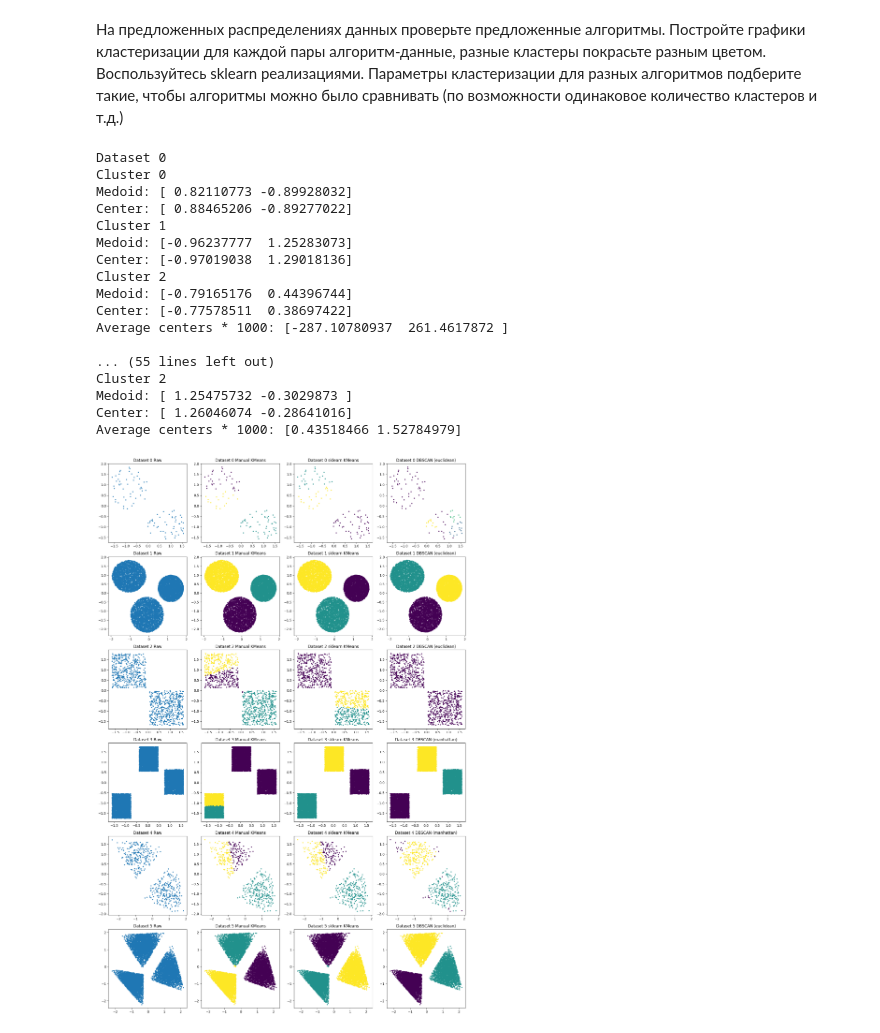
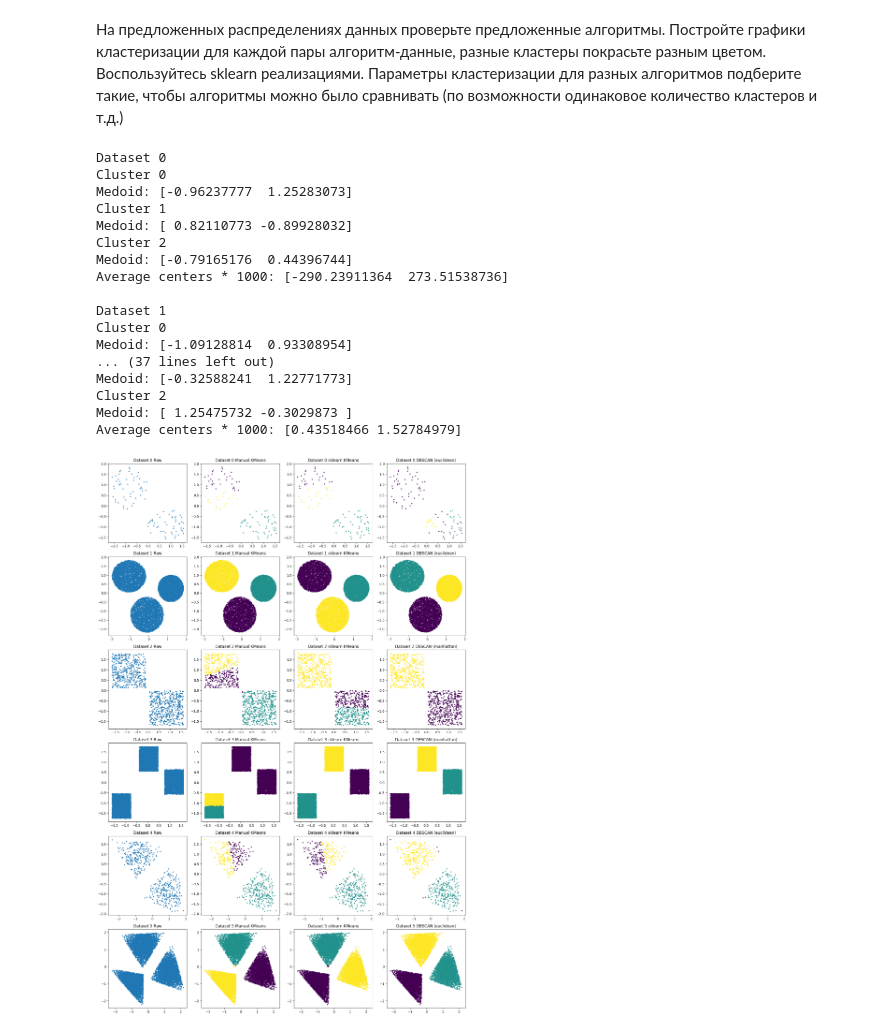
Before and after one commit to Larong11/AESC_ML_11, a Jupyter notebook: EGE/HW.ipynb, the cells around one changed output. Cells and saved outputs as stored; diff of their text form; code cells hidden in the pictures.

```diff
--- a/EGE/HW.ipynb
+++ b/EGE/HW.ipynb
@@ -39,13 +31,7 @@ from itertools import cycle, islice
 # %%
-# ========================
-# Настройки
-# ========================
 N_CLUSTERS = 3
 FILES = [f"{i}.xlsx" for i in range(6)]
 
-# ========================
-# Загрузка Excel файлов
-# ========================
 datasets = []
 
 for filename in FILES:
@@ -54,7 +40,7 @@ for filename in FILES:
     datasets.append(X)
 
 # ========================
-# Ручной K-Means (простая реализация)
+# Ручная кластеризация
 # ========================
 def manual_kmeans(X, k, max_iter=100):
     rng = np.random.default_rng(42)
@@ -76,41 +62,24 @@ def manual_kmeans(X, k, max_iter=100):
 
     return labels, centers
 
-# ========================
-# Поиск медоида
-# ========================
 def find_medoid(points, metric="euclidean"):
     scipy_metric = "cityblock" if metric == "manhattan" else metric
     dist = cdist(points, points, metric=scipy_metric)
     return points[np.argmin(dist.sum(axis=1))]
 
-# ========================
-# Визуализация
-# ========================
 plot_num = 1
 plt.figure(figsize=(16, 24))
 
 for i, X in enumerate(datasets):
+    metric = "manhattan" if i in [2, 3] else "euclidean"
 
-    # ========================
-    # Метрика расстояния
-    # ========================
-    metric = "manhattan" if i in [3, 4] else "euclidean"
-
-    # Нормализация
     X_scaled = StandardScaler().fit_transform(X)
 
-    # ========================
-    # 1. Исходные точки
-    # ========================
     plt.subplot(len(datasets), 4, plot_num)
     plt.scatter(X_scaled[:, 0], X_scaled[:, 1], s=5)
     plt.title(f"Dataset {i} Raw")
     plot_num += 1
 
-    # ========================
-    # 2. Ручная кластеризация
-    # ========================
     labels_manual, centers_manual = manual_kmeans(X_scaled, N_CLUSTERS)
 
     plt.subplot(len(datasets), 4, plot_num)
@@ -118,9 +87,6 @@ for i, X in enumerate(datasets):
     plt.title(f"Dataset {i} Manual KMeans")
     plot_num += 1
 
-    # ========================
-    # 3. sklearn KMeans
-    # ========================
     kmeans = cluster.KMeans(n_clusters=N_CLUSTERS, n_init=10)
     labels_kmeans = kmeans.fit_predict(X_scaled)
 
@@ -129,9 +95,6 @@ for i, X in enumerate(datasets):
     plt.title(f"Dataset {i} sklearn KMeans")
     plot_num += 1
 
-    # ========================
-    # 4. DBSCAN
-    # ========================
     dbscan = cluster.DBSCAN(eps=0.3, min_samples=10, metric=metric)
     labels_dbscan = dbscan.fit_predict(X_scaled)
 
@@ -140,9 +103,6 @@ for i, X in enumerate(datasets):
     plt.title(f"Dataset {i} DBSCAN ({metric})")
     plot_num += 1
 
-    # ========================
-    # Медоиды и центры
-    # ========================
     print(f"\nDataset {i}")
 
     labels_used = labels_kmeans
@@ -150,40 +110,39 @@ for i, X in enumerate(datasets):
 
     centers = []
 
     for lbl in unique_labels:
         cluster_points = X_scaled[labels_used == lbl]
 
         medoid = find_medoid(cluster_points, metric)
         center = cluster_points.mean(axis=0)
 
         centers.append(center)
 
         print(f"Cluster {lbl}")
         print("Medoid:", medoid)
-        print("Center:", center)
 
     if centers:
         avg_center = np.mean(centers, axis=0) * 1000
         print("Average centers * 1000:", avg_center)
 
 plt.tight_layout()
 plt.show()
 # %% [output]
 Dataset 0
 Cluster 0
+Medoid: [-0.96237777  1.25283073]
+Cluster 1
 Medoid: [ 0.82110773 -0.89928032]
-Center: [ 0.88465206 -0.89277022]
-Cluster 1
-Medoid: [-0.96237777  1.25283073]
-Center: [-0.97019038  1.29018136]
 Cluster 2
 Medoid: [-0.79165176  0.44396744]
-Center: [-0.77578511  0.38697422]
-Average centers * 1000: [-287.10780937  261.4617872 ]
+Average centers * 1000: [-290.23911364  273.51538736]
 
-... (55 lines left out)
+Dataset 1
+Cluster 0
+Medoid: [-1.09128814  0.93308954]
+... (37 lines left out)
+Medoid: [-0.32588241  1.22771773]
 Cluster 2
 Medoid: [ 1.25475732 -0.3029873 ]
-Center: [ 1.26046074 -0.28641016]
 Average centers * 1000: [0.43518466 1.52784979]
-[figure, old version]
+[figure, new version]
```
Also changed, not shown: parts of 1 cell of this notebook.
